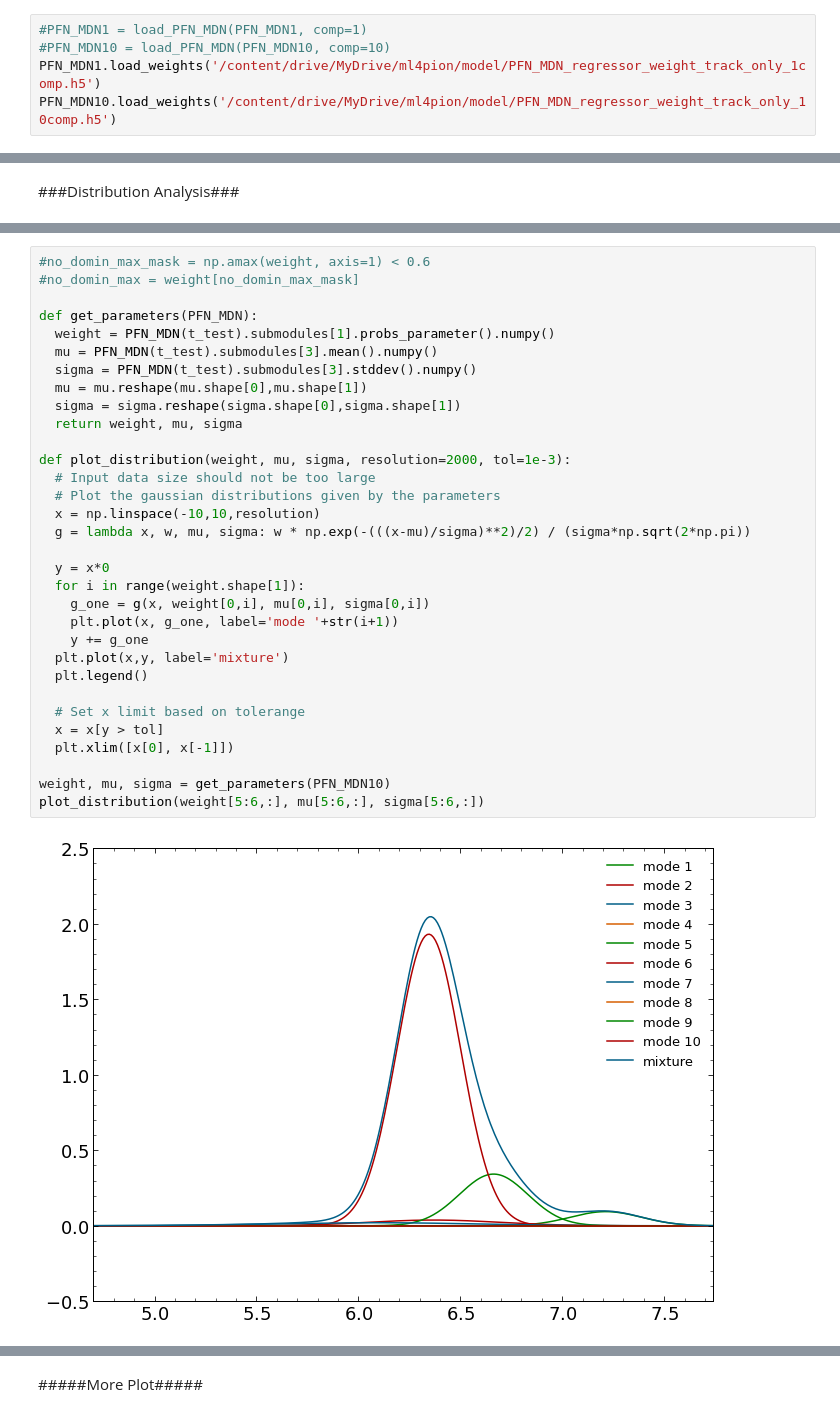
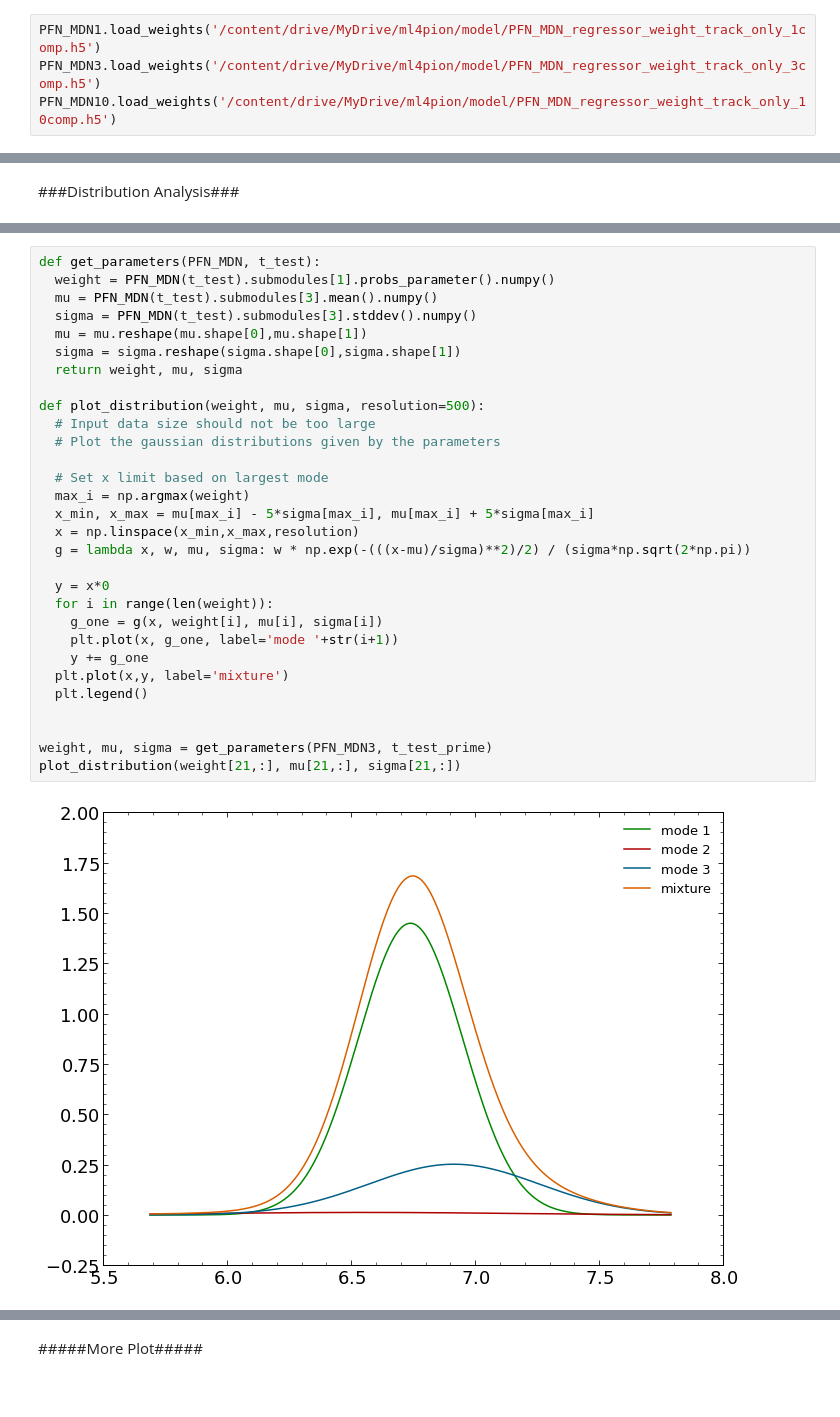
Before and after one commit to XenoicZ/EPE, a Jupyter notebook: PFN_MDN.ipynb, the cells around one changed output, grey strips where cells are left out. Drawn from its saved outputs; the diff is of its cells as text.

```diff
--- a/PFN_MDN.ipynb
+++ b/PFN_MDN.ipynb
@@ -549,9 +587,8 @@ Epoch 100/100
 Epoch 100: val_loss did not improve from -1.64703
 540/540 [==============================] - 2s 4ms/step - loss: -1.6007 - val_loss: -1.5301
 # %%
-#PFN_MDN1 = load_PFN_MDN(PFN_MDN1, comp=1)
-#PFN_MDN10 = load_PFN_MDN(PFN_MDN10, comp=10)
 PFN_MDN1.load_weights('/content/drive/MyDrive/ml4pion/model/PFN_MDN_regressor_weight_track_only_1comp.h5')
+PFN_MDN3.load_weights('/content/drive/MyDrive/ml4pion/model/PFN_MDN_regressor_weight_track_only_3comp.h5')
 PFN_MDN10.load_weights('/content/drive/MyDrive/ml4pion/model/PFN_MDN_regressor_weight_track_only_10comp.h5')
 # %%
 # load loss training log
@@ -803,34 +963,32 @@ plt.plot(xcenter, iqrOverMed_MDN_learned, label='IQR MDN learned')
 # %%
-#no_domin_max_mask = np.amax(weight, axis=1) < 0.6
-#no_domin_max = weight[no_domin_max_mask]
-
-def get_parameters(PFN_MDN):
+def get_parameters(PFN_MDN, t_test):
   weight = PFN_MDN(t_test).submodules[1].probs_parameter().numpy()
   mu = PFN_MDN(t_test).submodules[3].mean().numpy()
   sigma = PFN_MDN(t_test).submodules[3].stddev().numpy()
   mu = mu.reshape(mu.shape[0],mu.shape[1])
   sigma = sigma.reshape(sigma.shape[0],sigma.shape[1])
   return weight, mu, sigma
 
-def plot_distribution(weight, mu, sigma, resolution=2000, tol=1e-3):
+def plot_distribution(weight, mu, sigma, resolution=500):
   # Input data size should not be too large
   # Plot the gaussian distributions given by the parameters
-  x = np.linspace(-10,10,resolution)
+
+  # Set x limit based on largest mode
+  max_i = np.argmax(weight)
+  x_min, x_max = mu[max_i] - 5*sigma[max_i], mu[max_i] + 5*sigma[max_i]
+  x = np.linspace(x_min,x_max,resolution)
   g = lambda x, w, mu, sigma: w * np.exp(-(((x-mu)/sigma)**2)/2) / (sigma*np.sqrt(2*np.pi))
 
   y = x*0
-  for i in range(weight.shape[1]):
-    g_one = g(x, weight[0,i], mu[0,i], sigma[0,i])
+  for i in range(len(weight)):
+    g_one = g(x, weight[i], mu[i], sigma[i])
     plt.plot(x, g_one, label='mode '+str(i+1))
     y += g_one
   plt.plot(x,y, label='mixture')
   plt.legend()
 
-  # Set x limit based on tolerange
-  x = x[y > tol]
-  plt.xlim([x[0], x[-1]])
 
-weight, mu, sigma = get_parameters(PFN_MDN10)
-plot_distribution(weight[5:6,:], mu[5:6,:], sigma[5:6,:])
+weight, mu, sigma = get_parameters(PFN_MDN3, t_test_prime)
+plot_distribution(weight[21,:], mu[21,:], sigma[21,:])
 # %% [output]
-[figure, old version]
+[figure, new version]
```
Also changed, not shown: parts of 35 cells of this notebook.
